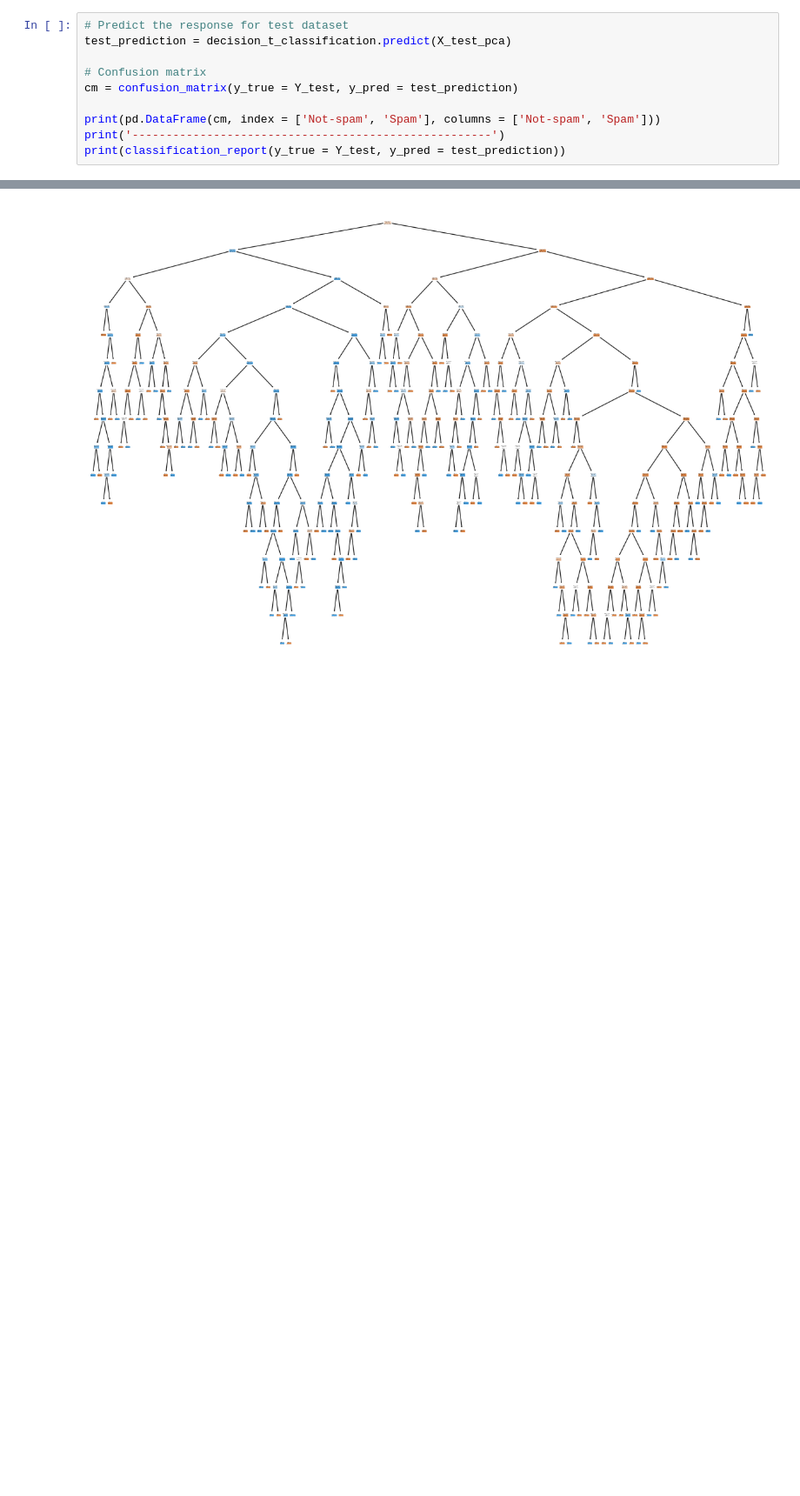
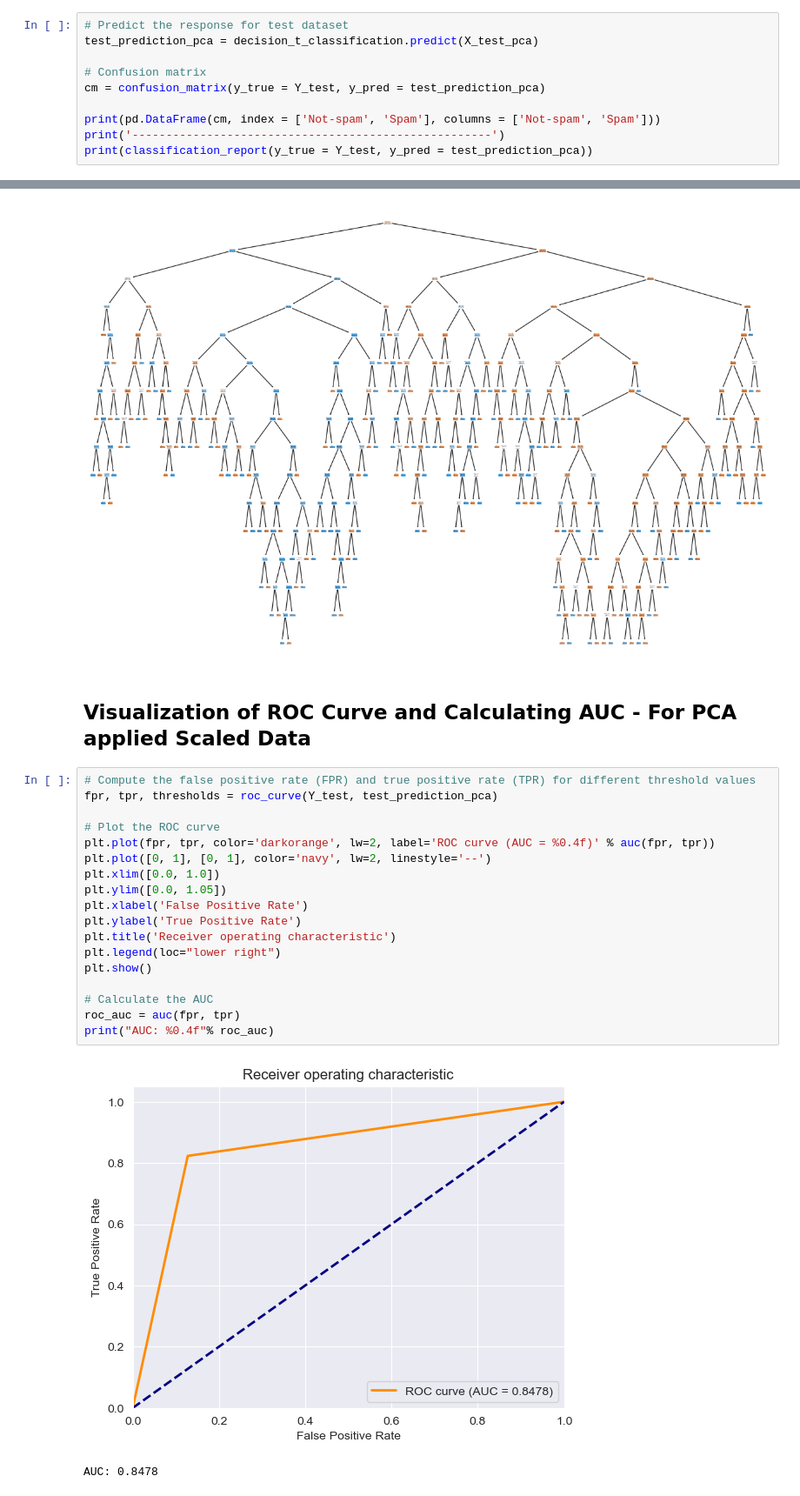
Before and after one commit to KoralegeiKavindya/EmailClassification_MachineLearning_CW, a Jupyter notebook: Coursework_DecisionTree.ipynb, the cells around one changed output, grey strips where cells are left out. Shown: that part at 87% size. Saved outputs shown, nothing was run; the diff lists cells and outputs as text; blank space fills up the shorter version.

```diff
--- a/Coursework_DecisionTree.ipynb
+++ b/Coursework_DecisionTree.ipynb
@@ -273,14 +305,14 @@ weighted avg       1.00      1.00      1.00      2946
 ## Dataset Validation - Test Data
 # %%
 # Predict the response for test dataset
-test_prediction = decision_t_classification.predict(X_test_pca)
+test_prediction_pca = decision_t_classification.predict(X_test_pca)
 
 # Confusion matrix
-cm = confusion_matrix(y_true = Y_test, y_pred = test_prediction)
+cm = confusion_matrix(y_true = Y_test, y_pred = test_prediction_pca)
 
 print(pd.DataFrame(cm, index = ['Not-spam', 'Spam'], columns = ['Not-spam', 'Spam']))
 print('-----------------------------------------------------')
-print(classification_report(y_true = Y_test, y_pred = test_prediction))
+print(classification_report(y_true = Y_test, y_pred = test_prediction_pca))
 # %% [output]
           Not-spam  Spam
 Not-spam       643    94
@@ -302,3 +334,26 @@ tree.plot_tree(decision_t_classification,filled=True)
 plt.show()
 # %% [output]
 [figure]
+# %% [markdown]
+## Visualization of ROC Curve and Calculating AUC - For PCA applied Scaled Data
+# %%
+# Compute the false positive rate (FPR) and true positive rate (TPR) for different threshold values
+fpr, tpr, thresholds = roc_curve(Y_test, test_prediction_pca)
+
+# Plot the ROC curve
+plt.plot(fpr, tpr, color='darkorange', lw=2, label='ROC curve (AUC = %0.4f)' % auc(fpr, tpr))
+plt.plot([0, 1], [0, 1], color='navy', lw=2, linestyle='--')
+plt.xlim([0.0, 1.0])
+plt.ylim([0.0, 1.05])
+plt.xlabel('False Positive Rate')
+plt.ylabel('True Positive Rate')
+plt.title('Receiver operating characteristic')
+plt.legend(loc="lower right")
+plt.show()
+
+# Calculate the AUC
+roc_auc = auc(fpr, tpr)
+print("AUC: %0.4f"% roc_auc)
+# %% [output]
+[figure, added]
+AUC: 0.8478
```
Also changed, not shown: parts of 18 cells of this notebook, 1 other file.
